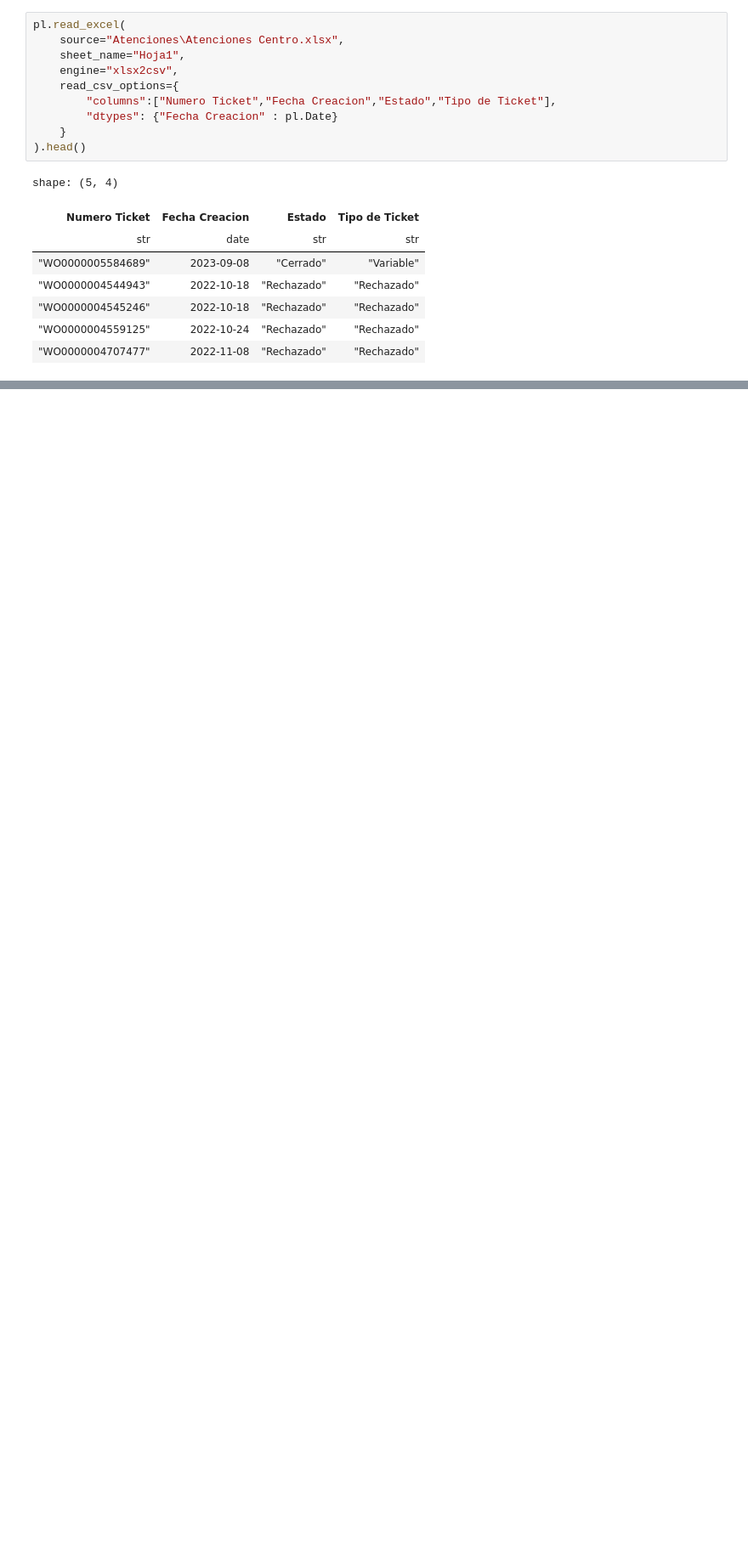
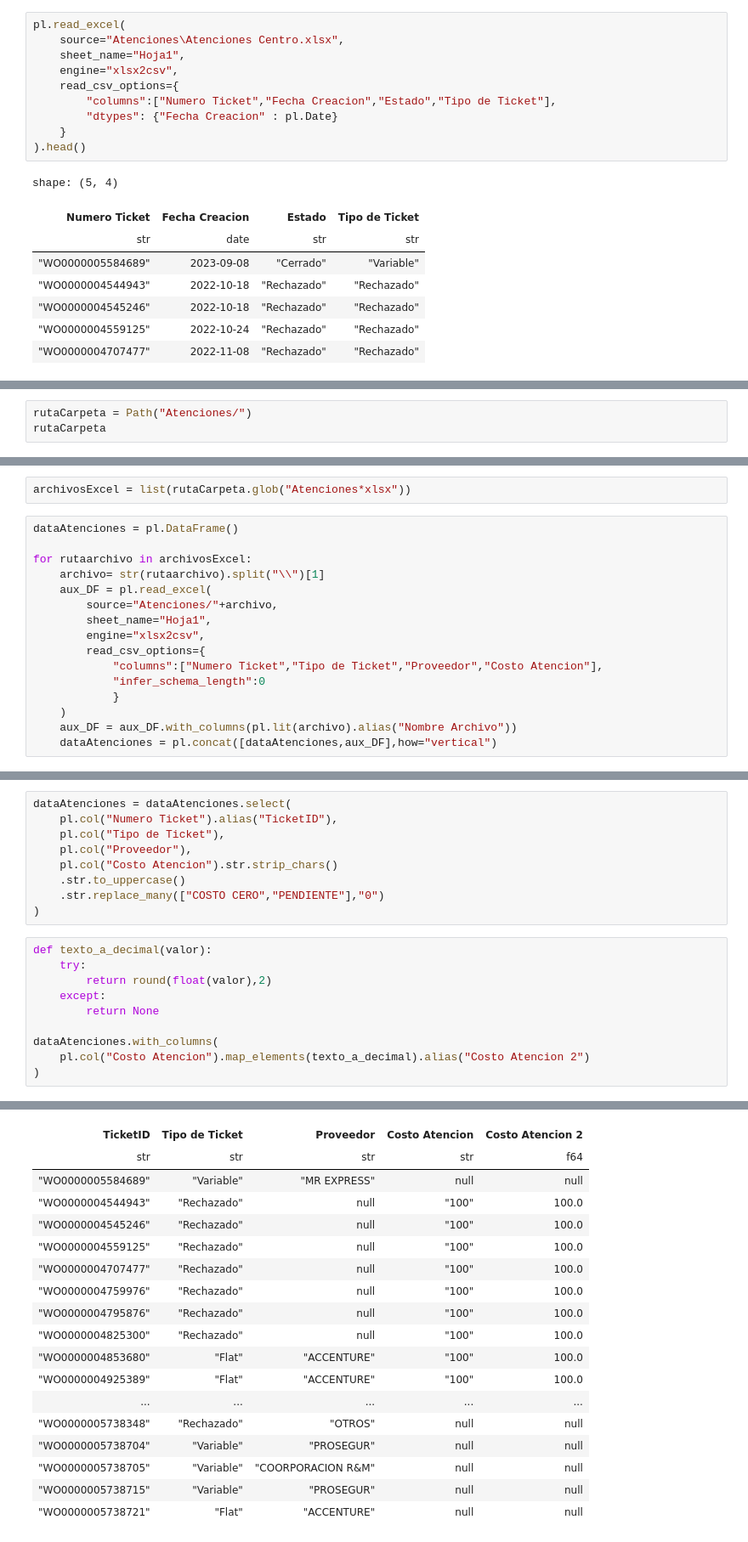
Before and after one commit to RafaelMerma/Python-For-ETL-E1, a Jupyter notebook: Proceso ETL.ipynb, the cells around one changed output, grey strips where cells are left out. Shown: that part at 85% size. Drawn from its saved outputs; the diff is of its cells as text; blank space fills up the shorter version.

Commit message:
Proceso ETL Atenciones Finalizado

```diff
--- a/Proceso ETL.ipynb
+++ b/Proceso ETL.ipynb
@@ -304,0 +367,3 @@ shape: (5, 4)
+# %%
+rutaCarpeta = Path("Atenciones/")
+rutaCarpeta
@@ -304,0 +372,18 @@ shape: (5, 4)
+# %%
+archivosExcel = list(rutaCarpeta.glob("Atenciones*xlsx"))
+# %%
+dataAtenciones = pl.DataFrame()
+
+for rutaarchivo in archivosExcel:
+    archivo= str(rutaarchivo).split("\\")[1]
+    aux_DF = pl.read_excel(
+        source="Atenciones/"+archivo,
+        sheet_name="Hoja1",
+        engine="xlsx2csv",
+        read_csv_options={
+            "columns":["Numero Ticket","Tipo de Ticket","Proveedor","Costo Atencion"],
+            "infer_schema_length":0
+            }
+    )
+    aux_DF = aux_DF.with_columns(pl.lit(archivo).alias("Nombre Archivo"))
+    dataAtenciones = pl.concat([dataAtenciones,aux_DF],how="vertical")
@@ -304,0 +401,20 @@ shape: (5, 4)
+# %%
+dataAtenciones = dataAtenciones.select(
+    pl.col("Numero Ticket").alias("TicketID"),
+    pl.col("Tipo de Ticket"),
+    pl.col("Proveedor"),
+    pl.col("Costo Atencion").str.strip_chars()
+    .str.to_uppercase()
+    .str.replace_many(["COSTO CERO","PENDIENTE"],"0")
+)
+# %%
+def texto_a_decimal(valor):
+    try:
+        return round(float(valor),2)
+    except:
+        return None
+
+dataAtenciones.with_columns(
+    pl.col("Costo Atencion").map_elements(texto_a_decimal).alias("Costo Atencion 2")
+)
+# %% [output]
@@ -304,0 +422,18 @@ shape: (5, 4)
+| TicketID | Tipo de Ticket | Proveedor | Costo Atencion | Costo Atencion 2 |
+| str | str | str | str | f64 |
+| "WO0000005584689" | "Variable" | "MR EXPRESS" | null | null |
+| "WO0000004544943" | "Rechazado" | null | "100" | 100.0 |
+| "WO0000004545246" | "Rechazado" | null | "100" | 100.0 |
+| "WO0000004559125" | "Rechazado" | null | "100" | 100.0 |
+| "WO0000004707477" | "Rechazado" | null | "100" | 100.0 |
+| "WO0000004759976" | "Rechazado" | null | "100" | 100.0 |
+| "WO0000004795876" | "Rechazado" | null | "100" | 100.0 |
+| "WO0000004825300" | "Rechazado" | null | "100" | 100.0 |
+| "WO0000004853680" | "Flat" | "ACCENTURE" | "100" | 100.0 |
+| "WO0000004925389" | "Flat" | "ACCENTURE" | "100" | 100.0 |
+| ... | ... | ... | ... | ... |
+| "WO0000005738348" | "Rechazado" | "OTROS" | null | null |
+| "WO0000005738704" | "Variable" | "PROSEGUR" | null | null |
+| "WO0000005738705" | "Variable" | "COORPORACION R&M" | null | null |
+| "WO0000005738715" | "Variable" | "PROSEGUR" | null | null |
+| "WO0000005738721" | "Flat" | "ACCENTURE" | null | null |
```
Also changed, not shown: parts of 12 cells of this notebook.
